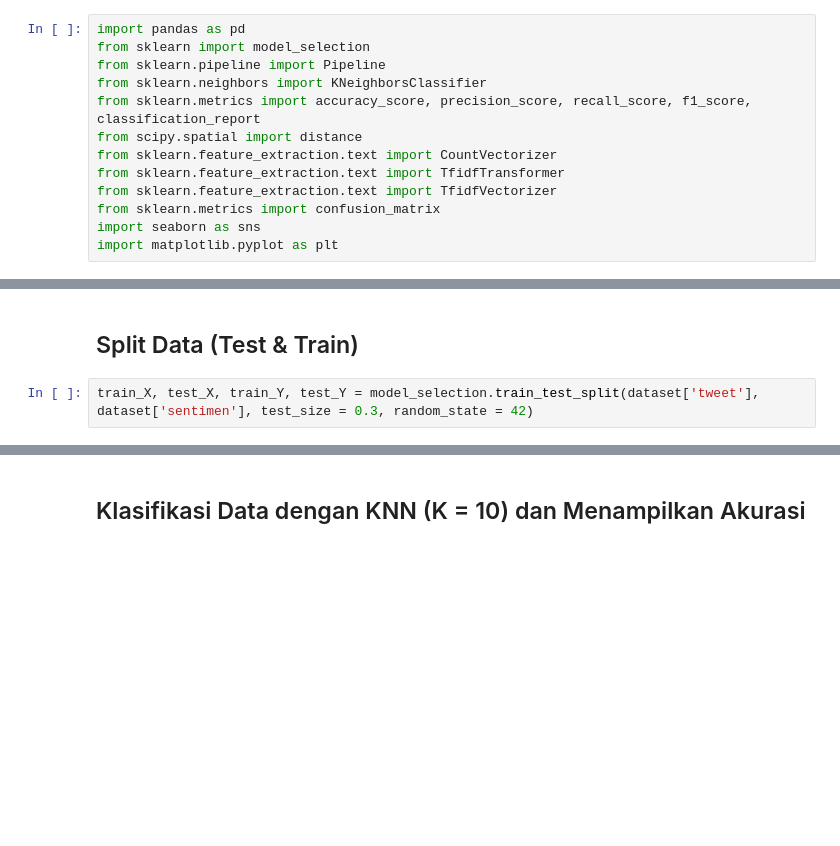
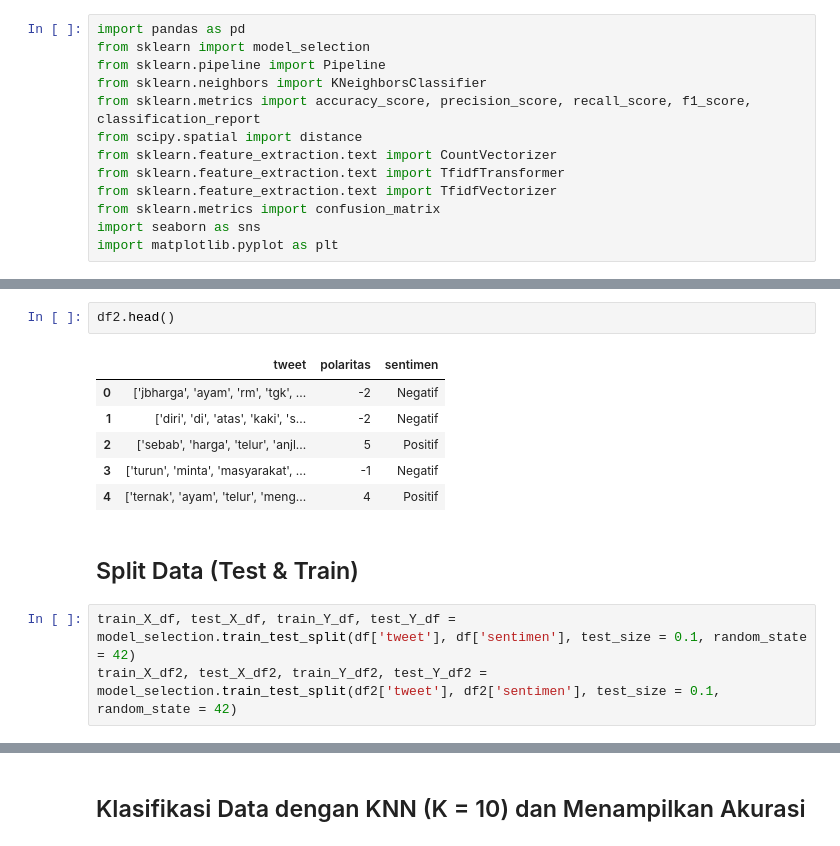
Before and after one commit to ANZ007/Twitter-Data-Analisis, a Jupyter notebook: KNN-Analisis.ipynb, the cells around one changed output, grey strips where cells are left out. Drawn from its saved outputs; the diff is of its cells as text; blank space fills up the shorter version.

```diff
--- a/KNN-Analisis.ipynb
+++ b/KNN-Analisis.ipynb
@@ -30,6 +31,16 @@ dataset.head()
+# %%
+df2.head()
+# %% [output]
+|  | tweet | polaritas | sentimen |
+| 0 | ['jbharga', 'ayam', 'rm', 'tgk', ... | -2 | Negatif |
+| 1 | ['diri', 'di', 'atas', 'kaki', 's... | -2 | Negatif |
+| 2 | ['sebab', 'harga', 'telur', 'anjl... | 5 | Positif |
+| 3 | ['turun', 'minta', 'masyarakat', ... | -1 | Negatif |
+| 4 | ['ternak', 'ayam', 'telur', 'meng... | 4 | Positif |
 # %% [markdown]
 ## Split Data (Test & Train)
 # %%
-train_X, test_X, train_Y, test_Y = model_selection.train_test_split(dataset['tweet'], dataset['sentimen'], test_size = 0.3, random_state = 42)
+train_X_df, test_X_df, train_Y_df, test_Y_df = model_selection.train_test_split(df['tweet'], df['sentimen'], test_size = 0.1, random_state = 42)
+train_X_df2, test_X_df2, train_Y_df2, test_Y_df2 = model_selection.train_test_split(df2['tweet'], df2['sentimen'], test_size = 0.1, random_state = 42)
 # %%
 data_train = pd.DataFrame()
```
Also changed, not shown: parts of 8 cells of this notebook, 5 other files.
